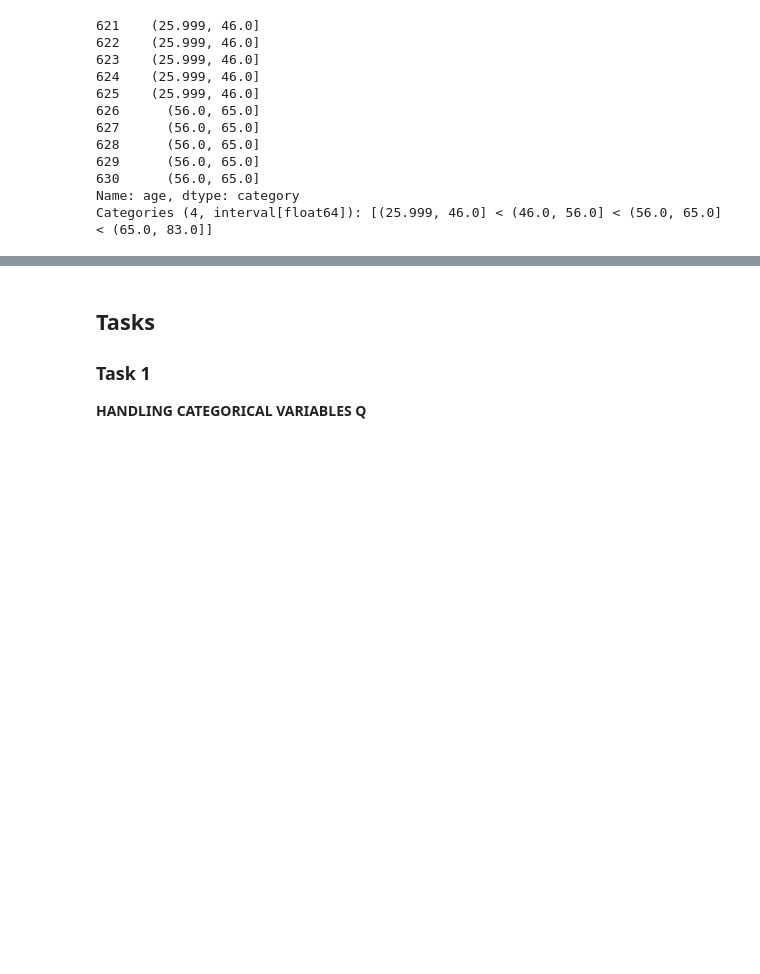
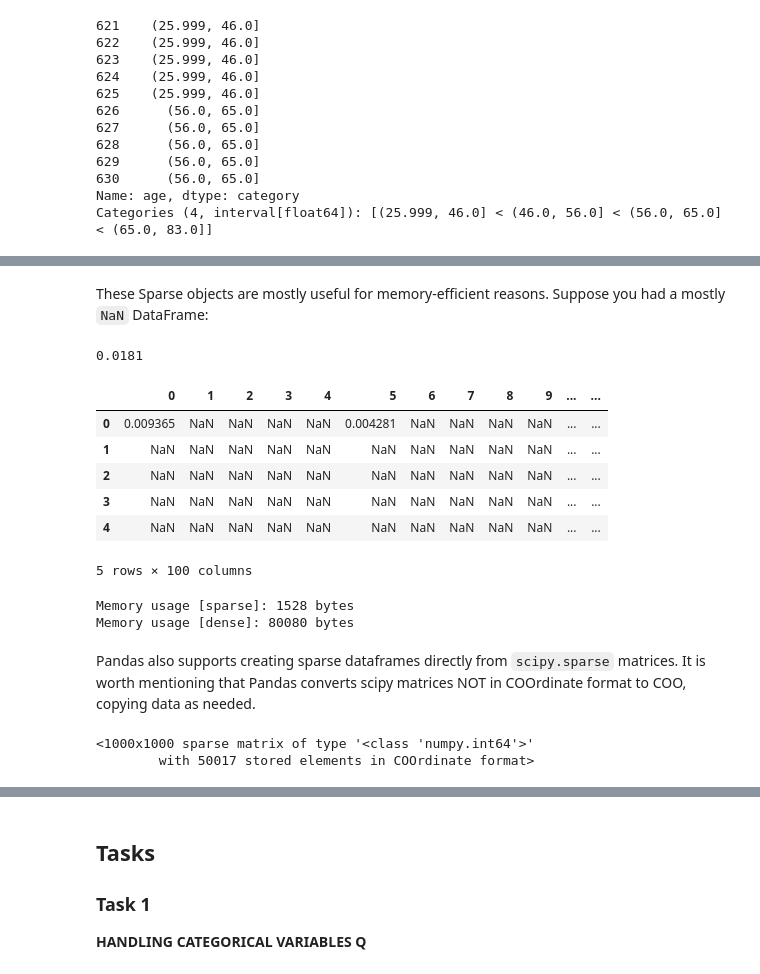
Before and after one commit to ecs-vlc/PythonTeaching, a Jupyter notebook: 03-Data/02 Pandas Intermediate.ipynb, the cells around one changed output, grey strips where cells are left out. Saved outputs shown, nothing was run; the diff lists cells and outputs as text; code cells hidden in the pictures; blank space fills up the shorter version.

Commit message:
Added sparse dataframes, extra text content to pandas

```diff
--- a/03-Data/02 Pandas Intermediate.ipynb
+++ b/03-Data/02 Pandas Intermediate.ipynb
@@ -397,0 +437,31 @@ Categories (4, interval[float64]): [(25.999, 46.0] < (46.0, 56.0] < (56.0, 65.0]
+# %% [markdown]
+These Sparse objects are mostly useful for memory-efficient reasons. Suppose you had a mostly `NaN` DataFrame:
+# %%
+df = pd.DataFrame(np.random.rand(100,100))
+df_sp = df.where(df < 0.02).to_sparse()
+print(df_sp.density)
+df_sp.head()
+# %% [output]
+0.0181
+|  | 0 | 1 | 2 | 3 | 4 | 5 | 6 | 7 | 8 | 9 | ... | ... |
+| 0 | 0.009365 | NaN | NaN | NaN | NaN | 0.004281 | NaN | NaN | NaN | NaN | ... | ... |
+| 1 | NaN | NaN | NaN | NaN | NaN | NaN | NaN | NaN | NaN | NaN | ... | ... |
+| 2 | NaN | NaN | NaN | NaN | NaN | NaN | NaN | NaN | NaN | NaN | ... | ... |
+| 3 | NaN | NaN | NaN | NaN | NaN | NaN | NaN | NaN | NaN | NaN | ... | ... |
+| 4 | NaN | NaN | NaN | NaN | NaN | NaN | NaN | NaN | NaN | NaN | ... | ... |
+5 rows × 100 columns
+# %%
+print("Memory usage [sparse]: %d bytes\nMemory usage [dense]: %d bytes" % (df_sp.memory_usage().sum(), df.memory_usage().sum()))
+# %% [output]
+Memory usage [sparse]: 1528 bytes
+Memory usage [dense]: 80080 bytes
+# %% [markdown]
+Pandas also supports creating sparse dataframes directly from `scipy.sparse` matrices. It is worth mentioning that Pandas converts scipy matrices NOT in COOrdinate format to COO, copying data as needed.
+# %%
+from scipy import sparse
+
+scip_sps = sparse.coo_matrix(np.random.choice([0,1], size=(1000,1000), p=(.95, .05)))
+scip_sps
+# %% [output]
+<1000x1000 sparse matrix of type '<class 'numpy.int64'>'
+        with 50017 stored elements in COOrdinate format>
```
Also changed, not shown: parts of 22 cells of this notebook, 1 other file.
